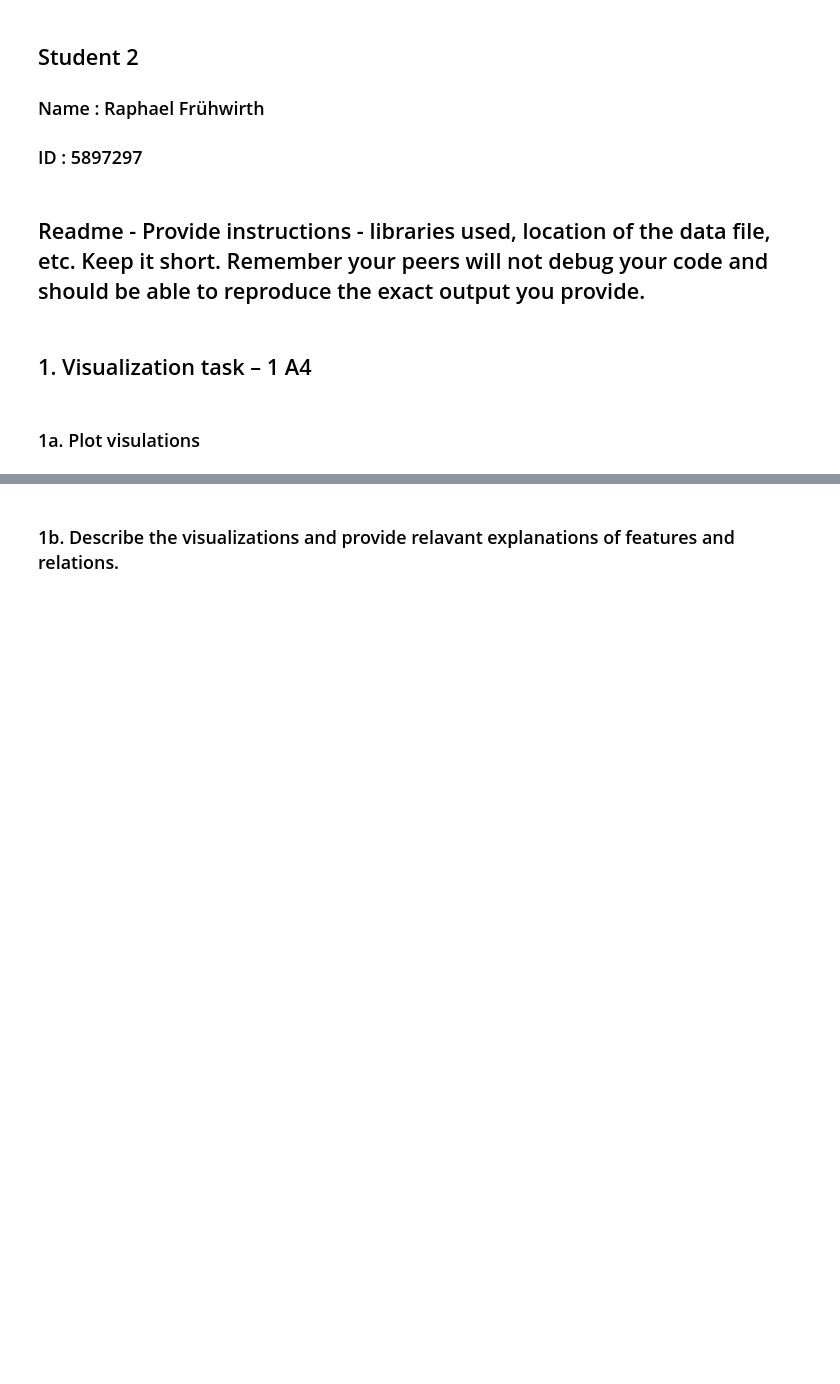
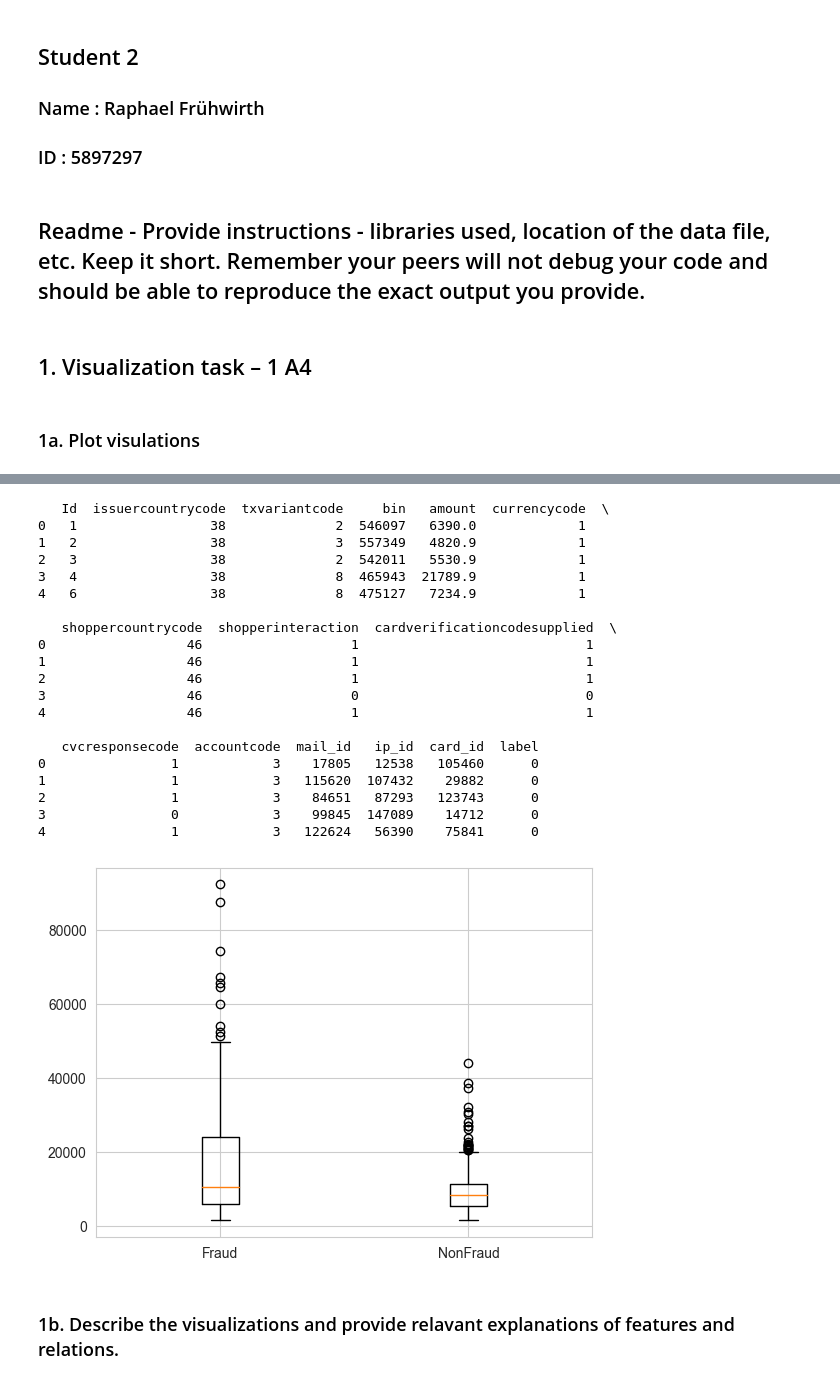
Before and after one commit to BigLob/CDA, a Jupyter notebook: Lab1.ipynb, the cells around one changed output, grey strips where cells are left out. Drawn from its saved outputs; the diff is of its cells as text; code cells hidden in the pictures; blank space fills up the shorter version.

```diff
--- a/Lab1.ipynb
+++ b/Lab1.ipynb
@@ -136,2 +147,39 @@ sns.heatmap(corr_mat)
+# %%
+feature = "amount"
+
+df = pd.read_csv("cda-lab-1-credit-card-fraud/train_data.csv")
+df = process_df(df)
+print(df.head())
+
+num = len(df[df["label"]==1])
+non_fraud = df[df["label"] == 0].sample(num, random_state=42)
+fraud = df[df["label"] == 1].sample(num, random_state=42)
+
+dic = {"Fraud": fraud[feature], "NonFraud": non_fraud[feature]}
+plt.boxplot(dic.values())
+plt.xticks(range(1, len(dic.keys())+1), dic.keys())
+plt.show()
+# %% [output]
+   Id  issuercountrycode  txvariantcode     bin   amount  currencycode  \
+0   1                 38              2  546097   6390.0             1
+1   2                 38              3  557349   4820.9             1
+2   3                 38              2  542011   5530.9             1
+3   4                 38              8  465943  21789.9             1
+4   6                 38              8  475127   7234.9             1
+
+   shoppercountrycode  shopperinteraction  cardverificationcodesupplied  \
+0                  46                   1                             1
+1                  46                   1                             1
+2                  46                   1                             1
+3                  46                   0                             0
+4                  46                   1                             1
+
+   cvcresponsecode  accountcode  mail_id   ip_id  card_id  label
+0                1            3    17805   12538   105460      0
+1                1            3   115620  107432    29882      0
+2                1            3    84651   87293   123743      0
+3                0            3    99845  147089    14712      0
+4                1            3   122624   56390    75841      0
+[figure, added]
 # %% [markdown]
 ### 1b. Describe the visualizations and provide relavant explanations of features and relations.
```
Also changed, not shown: parts of 17 cells of this notebook.
